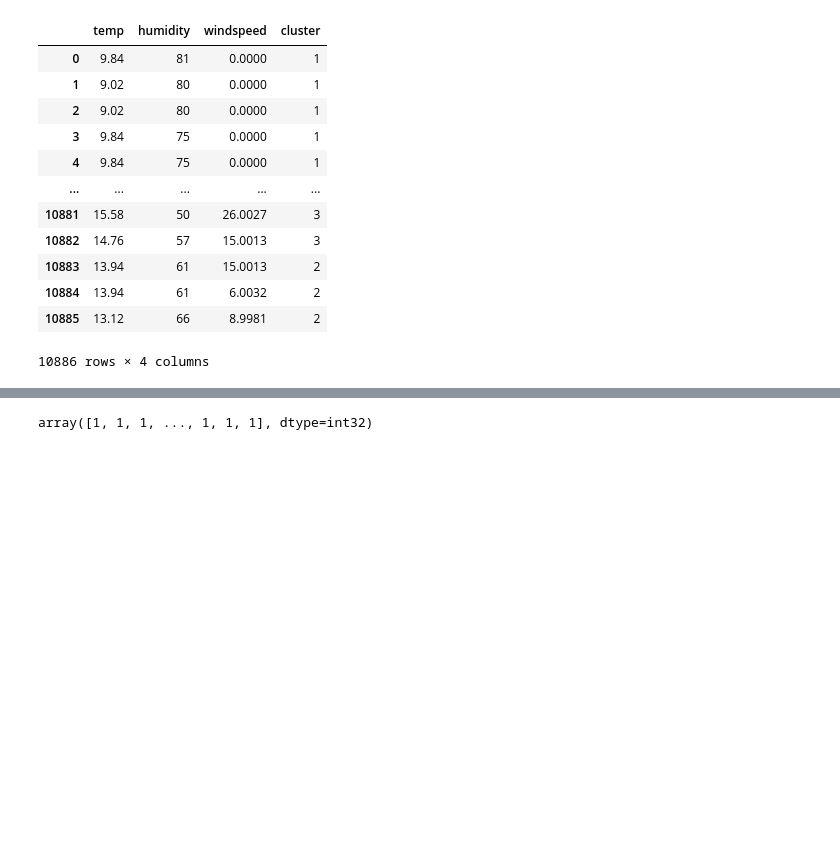
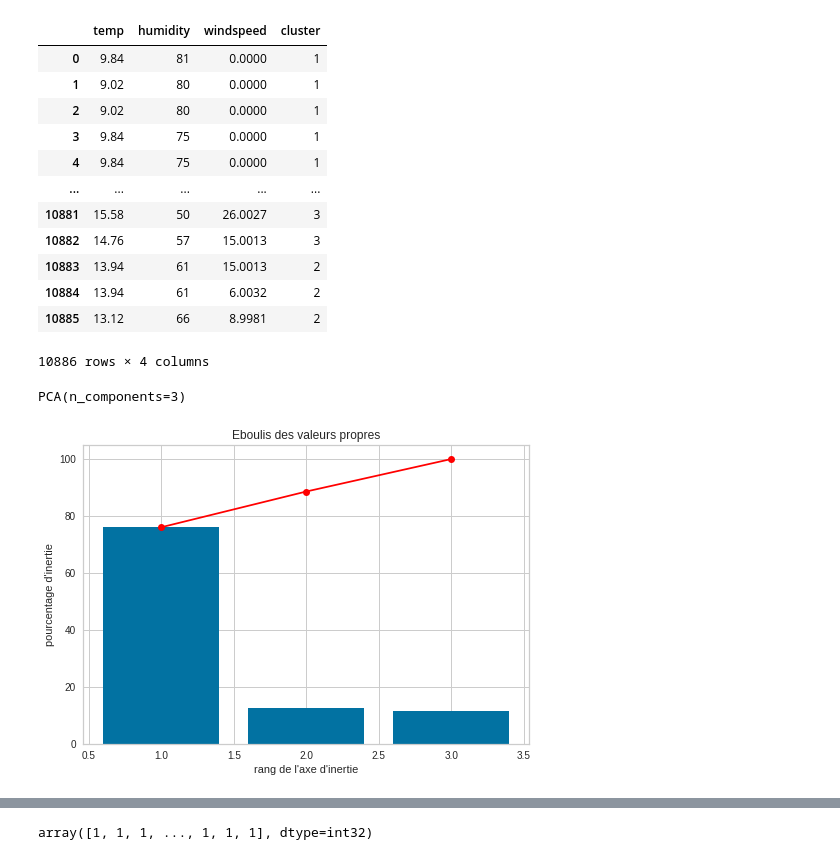
Before and after one commit to GSoulat/veloc, a Jupyter notebook: machine_learning/clusturing.ipynb, the cells around one changed output, grey strips where cells are left out. Cells and saved outputs as stored; diff of their text form; code cells hidden in the pictures; blank space fills up the shorter version.

```diff
--- a/machine_learning/clusturing.ipynb
+++ b/machine_learning/clusturing.ipynb
@@ -30,2 +23,0 @@ df['hours'] = df['datetime'].dt.hour
-# %%
-df['day_of_week'] = df['datetime'].dt.day_name()
@@ -194,3 +113,12 @@ X
 | 10884 | 13.94 | 61 | 6.0032 | 2 |
 | 10885 | 13.12 | 66 | 8.9981 | 2 |
 10886 rows × 4 columns
+# %%
+pca = PCA(n_components=3)
+pca.fit(X)
+# %% [output]
+PCA(n_components=3)
+# %%
+display_scree_plot(pca)
+# %% [output]
+[figure, added]
```
Also changed, not shown: parts of 32 cells of this notebook, 7 other files.
